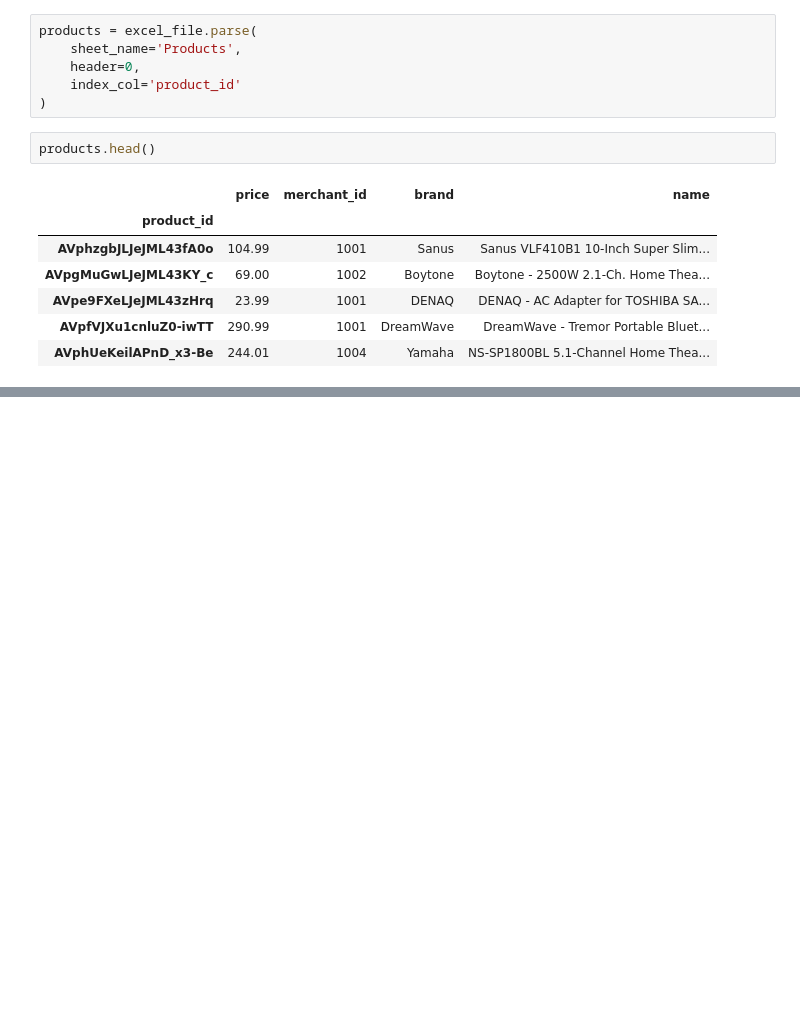
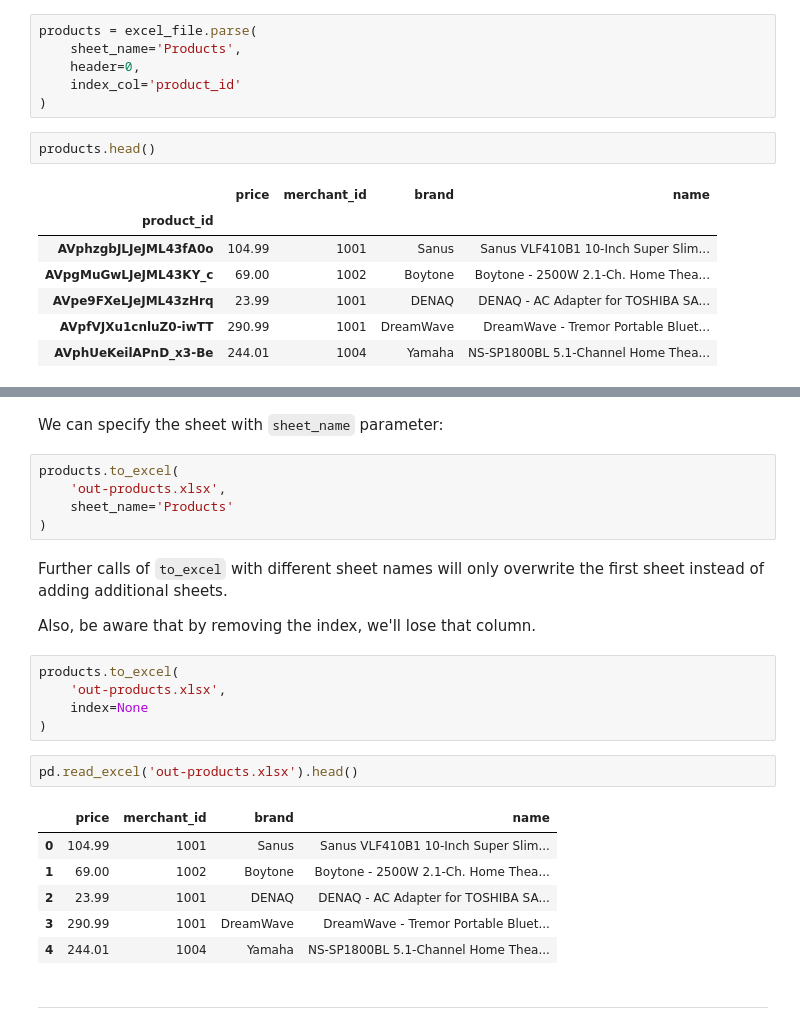
Before and after one commit to DaveHigs/ds-learning, a Jupyter notebook: ds_learning/Reading-Excel.ipynb, the cells around one changed output, grey strips where cells are left out. Cells and saved outputs as stored; diff of their text form; blank space fills up the shorter version.

```diff
--- a/ds_learning/Reading-Excel.ipynb
+++ b/ds_learning/Reading-Excel.ipynb
@@ -219,0 +281,27 @@ products.head()
+# %% [markdown]
+We can specify the sheet with `sheet_name` parameter:
+# %%
+products.to_excel(
+    'out-products.xlsx',
+    sheet_name='Products'
+)
+# %% [markdown]
+Further calls of `to_excel` with different sheet names will only overwrite the first sheet instead of adding additional sheets.
+
+Also, be aware that by removing the index, we'll lose that column.
+# %%
+products.to_excel(
+    'out-products.xlsx',
+    index=None
+)
+# %%
+pd.read_excel('out-products.xlsx').head()
+# %% [output]
+|  | price | merchant_id | brand | name |
+| 0 | 104.99 | 1001 | Sanus | Sanus VLF410B1 10-Inch Super Slim... |
+| 1 | 69.00 | 1002 | Boytone | Boytone - 2500W 2.1-Ch. Home Thea... |
+| 2 | 23.99 | 1001 | DENAQ | DENAQ - AC Adapter for TOSHIBA SA... |
+| 3 | 290.99 | 1001 | DreamWave | DreamWave - Tremor Portable Bluet... |
+| 4 | 244.01 | 1004 | Yamaha | NS-SP1800BL 5.1-Channel Home Thea... |
+# %% [markdown]
+<hr style='border:3px solid #6483B8'> </hr>
```
Also changed, not shown: parts of 13 cells of this notebook, 5 other files.
